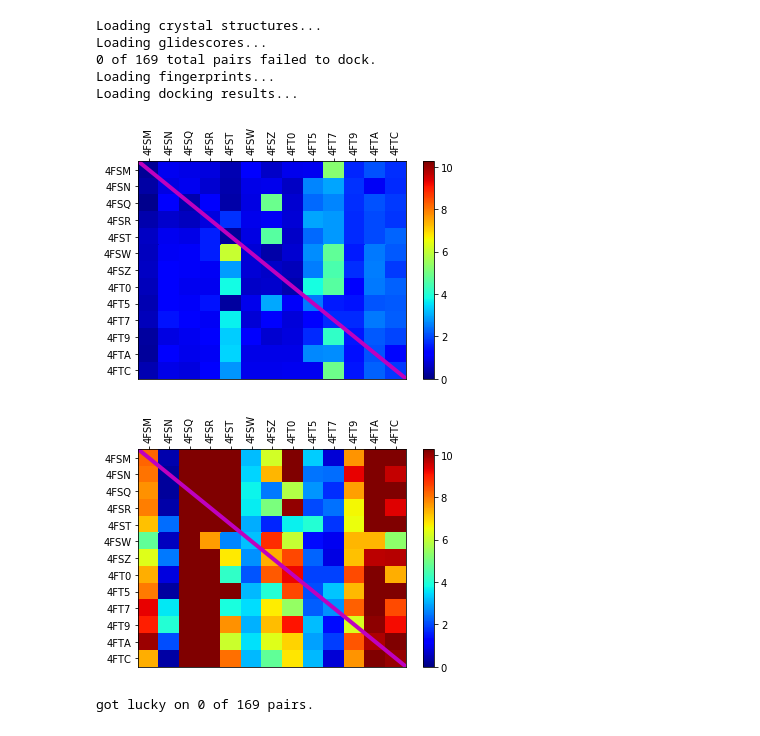
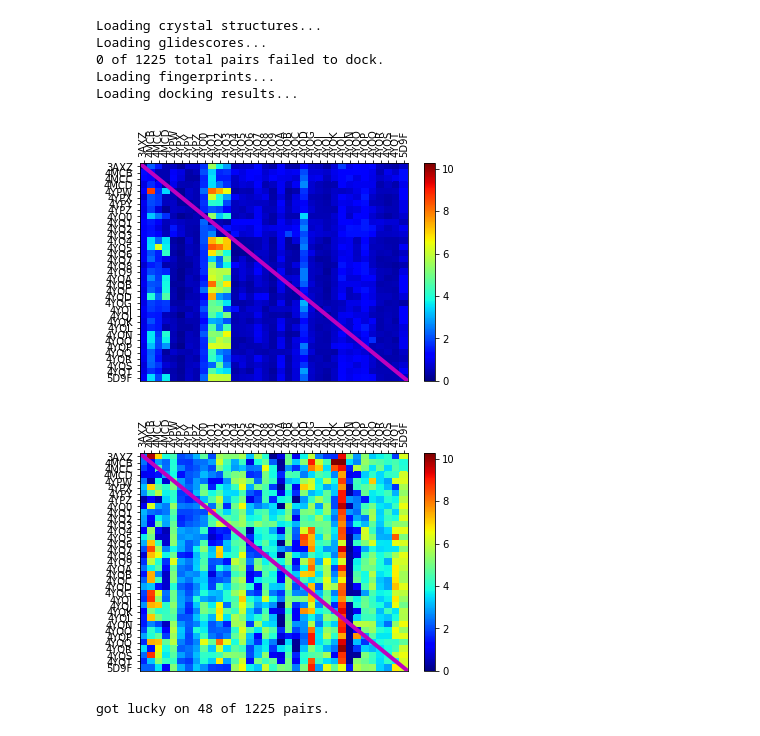
Before and after one commit to orangese/combind_multistruct_benchmarking, a Jupyter notebook: notebooks/main.ipynb, the cells around one changed output. Saved outputs shown, nothing was run; the diff lists cells and outputs as text; code cells hidden in the pictures.

```diff
--- a/notebooks/main.ipynb
+++ b/notebooks/main.ipynb
@@ -37,49 +28,32 @@ xdocking_fp_dir = data_set_dir + '/ifp/xglide_ifp_3/'
 ## STEP 1:
 ## load in the crystal structures, docking results, and fingerprints
 
-(all_xcrystals, all_xglides) = load_data(
-    data_set_dir, xrmsd_file, xglide_dir, crystal_fp_file, xdocking_fp_dir,w=[10,10,10,1,0])
+receptor = 'TRMD'
+(xcrystals, xglides, ligs, structs) = load_data(receptor,w=[10,10,10,1,0],require_fp=True)
 # %% [output]
 Loading crystal structures...
 Loading glidescores...
-0 of 169 total pairs failed to dock.
+0 of 1225 total pairs failed to dock.
 Loading fingerprints...
 Loading docking results...
 # %%
 ## STEP 2:
 ## visualize docking results
 
 # in the heatmaps, each row is a structure and each column is a ligand
 
-ligs = sorted(all_xglides.keys())#['4LDL','4LDO','4QKX'] # ['3P0G','4LDL','4LDO','4QKX','3PDS']
-structs = []
-for l in ligs:
-    structs.extend([i for i in all_xglides[l] if i not in structs])
-structs.sort()
-
 n = 25
-
-xglides = {l:{s:all_xglides[l][s] for s in all_xglides[l] if s in structs} for l in all_xglides if l in ligs}
-xcrystals = {s:all_xcrystals[s] for s in all_xcrystals}
-
-#all_poses = refine_poses(xglides, require_fp=False)
-#for lig in ligs:
-#    xglides[lig]['all'] = Ligand(None)
-#    xglides[lig]['all'].poses = {i:all_poses[lig][i] for i in range(len(all_poses[lig]))}
-
-#structs.append('all')
 
 get_ipython().magic(u'matplotlib inline')
 
 best_rmsd_matrix = get_docking_stats(ligs, structs, xglides, n, lambda x: np.min(x) if x != [] else np.nan)
 heatmap(best_rmsd_matrix, ligs, structs)
-#print np.nanmean(best_rmsd_matrix[-1][:])
 
 var_mat = get_docking_stats(ligs, structs, xglides, n, lambda x: np.var(x) if x != [] else np.nan)
 heatmap(var_mat, ligs, structs)
 
 helpfully_frozen(ligs, structs, xglides, n)
 # %% [output]
-[figure, old version]
+[figure, new version]
-[figure, old version]
+[figure, new version]
-got lucky on 0 of 169 pairs.
+got lucky on 48 of 1225 pairs.
```
Also changed, not shown: parts of 5 cells of this notebook, 16 other files.
